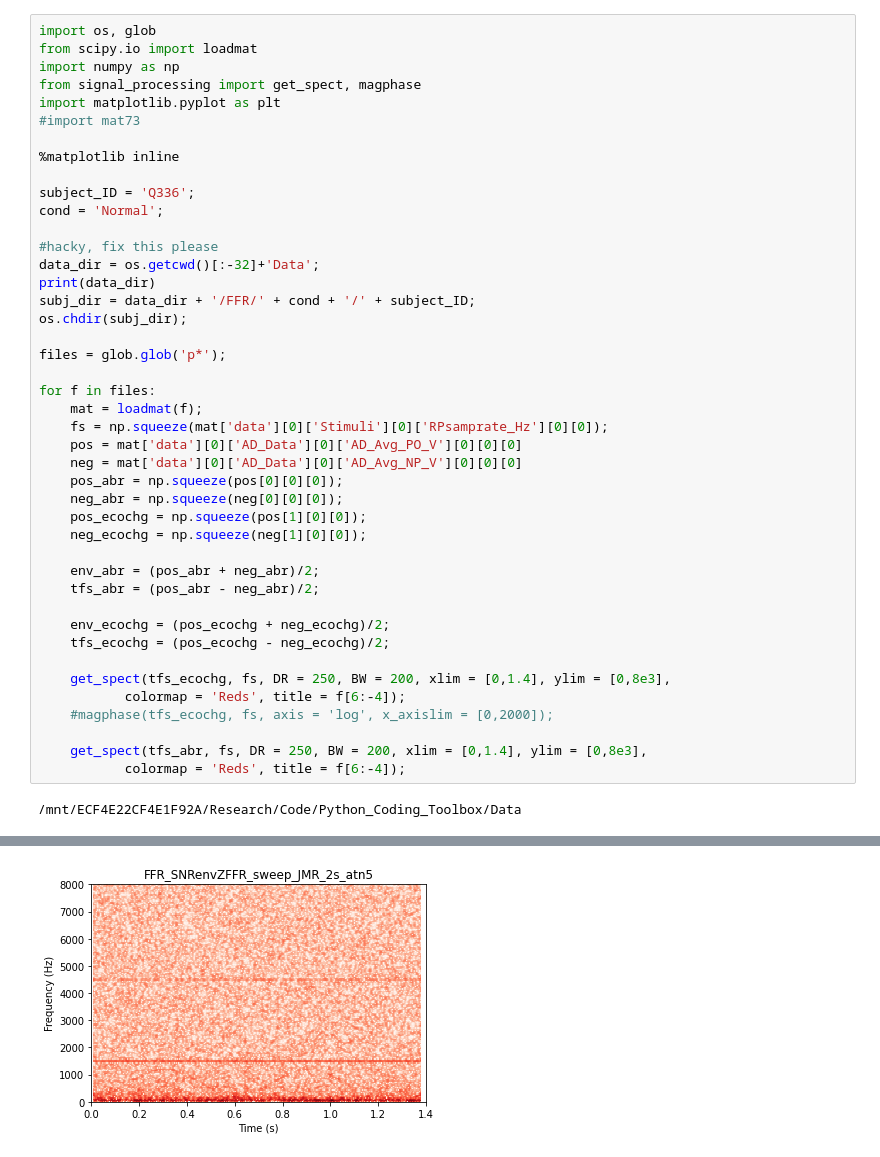
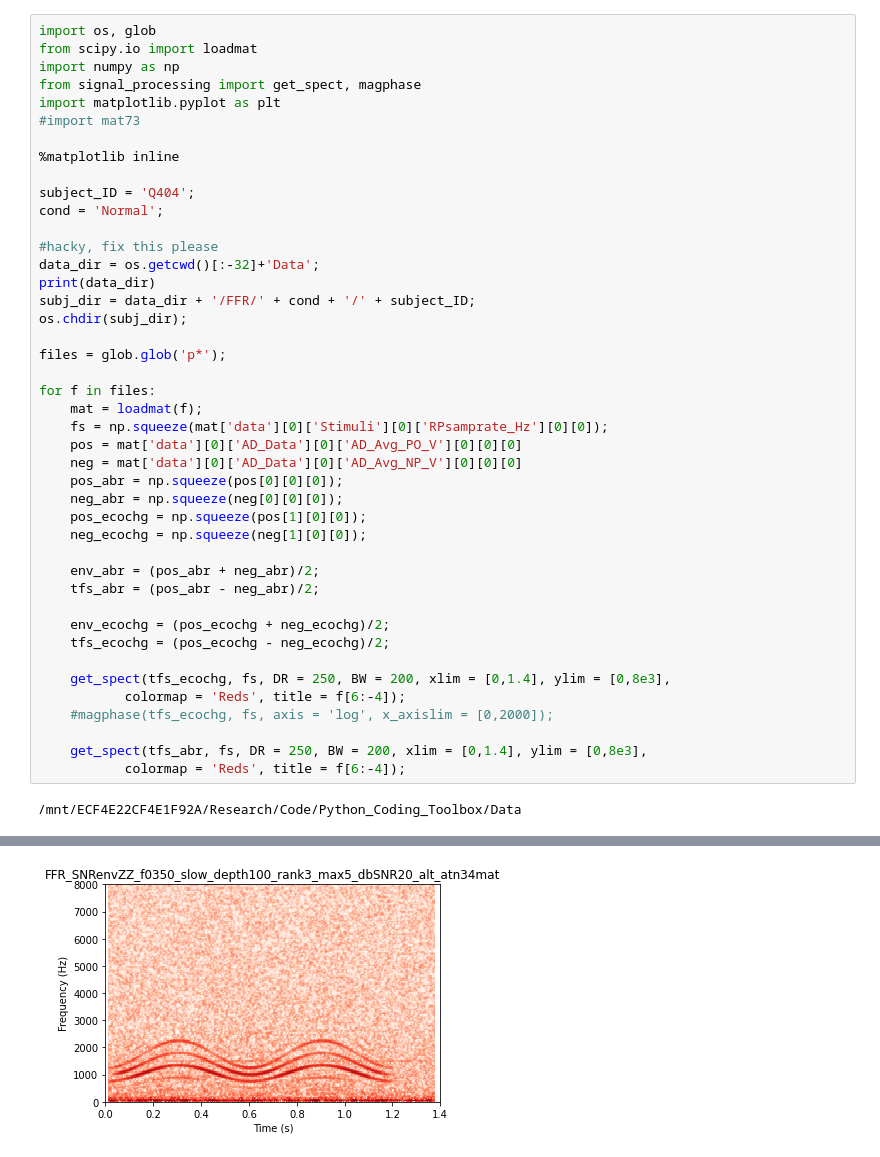
Before and after one commit to sivaprakasaman/Python_Coding_Toolbox, a Jupyter notebook: signal_processing/pitch/Analysis/FFR_Pitch_Analysis.ipynb, the cells around one changed output, grey strips where cells are left out. Cells and saved outputs as stored; diff of their text form.

```diff
--- a/signal_processing/pitch/Analysis/FFR_Pitch_Analysis.ipynb
+++ b/signal_processing/pitch/Analysis/FFR_Pitch_Analysis.ipynb
@@ -8,7 +8,7 @@ import matplotlib.pyplot as plt
 
 %matplotlib inline
 
-subject_ID = 'Q336';
+subject_ID = 'Q404';
 cond = 'Normal';
 
 #hacky, fix this please
@@ -48 +48 @@ for f in files:
-[figure, old version]
+[figure, new version]
```
Also changed, not shown: parts of 1 cell of this notebook, 11 other files.
